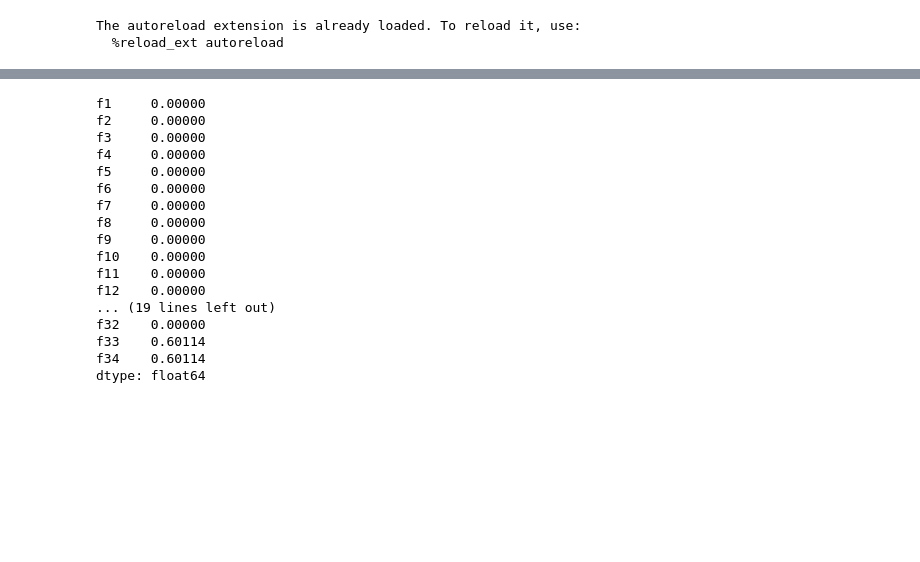
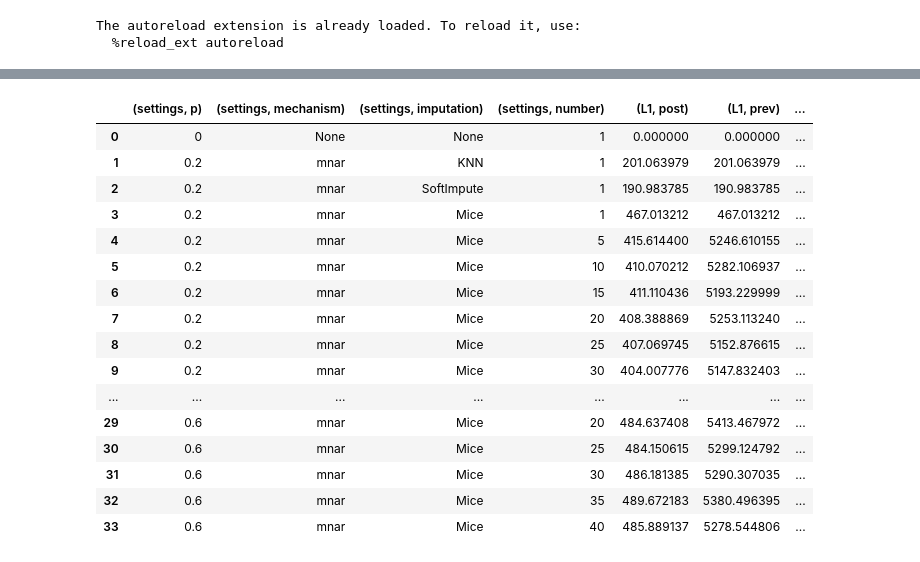
Before and after one commit to marcuspappik/Imputation, a Jupyter notebook: classification.ipynb, the cells around one changed output, grey strips where cells are left out. Cells and saved outputs as stored; diff of their text form; code cells hidden in the pictures; blank space fills up the shorter version.

```diff
--- a/classification.ipynb
+++ b/classification.ipynb
@@ -23,6 +23,8 @@ amputation = mnar_generator(2)
 dataset.init_missing_data(amputation)
 # %%
 clf_evaluation = ClassificationEvaluation(KNeighborsClassifier(5), dataset)
+lnorm_evaluation = LnormEvaluation(dataset)
+time_evaluation = TimeEvaluation()
 # %%
 # result on complete dataset
 clf_evaluation.evaluate_result([dataset.complete_data()], 0, 'None', 'None')
@@ -100,21 +71,20 @@ clf_evaluation.evaluation_results
-# %%
-pd.isnull(dataset.missing_data()).sum()/len(dataset.missing_data())
-#pd.isnull(dataset.complete_data()).sum()/len(dataset.missing_data())
-# %% [output]
-f1     0.00000
-f2     0.00000
-f3     0.00000
-f4     0.00000
-f5     0.00000
-f6     0.00000
-f7     0.00000
-f8     0.00000
-f9     0.00000
-f10    0.00000
-f11    0.00000
-f12    0.00000
-... (19 lines left out)
-f32    0.00000
-f33    0.60114
-f34    0.60114
-dtype: float64
+# %%
+lnorm_evaluation.evaluation_results
+# %% [output]
+|  | (settings, p) | (settings, mechanism) | (settings, imputation) | (settings, number) | (L1, post) | (L1, prev) | ... |
+| 0 | 0 | None | None | 1 | 0.000000 | 0.000000 | ... |
+| 1 | 0.2 | mnar | KNN | 1 | 201.063979 | 201.063979 | ... |
+| 2 | 0.2 | mnar | SoftImpute | 1 | 190.983785 | 190.983785 | ... |
+| 3 | 0.2 | mnar | Mice | 1 | 467.013212 | 467.013212 | ... |
+| 4 | 0.2 | mnar | Mice | 5 | 415.614400 | 5246.610155 | ... |
+| 5 | 0.2 | mnar | Mice | 10 | 410.070212 | 5282.106937 | ... |
+| 6 | 0.2 | mnar | Mice | 15 | 411.110436 | 5193.229999 | ... |
+| 7 | 0.2 | mnar | Mice | 20 | 408.388869 | 5253.113240 | ... |
+| 8 | 0.2 | mnar | Mice | 25 | 407.069745 | 5152.876615 | ... |
+| 9 | 0.2 | mnar | Mice | 30 | 404.007776 | 5147.832403 | ... |
+| ... | ... | ... | ... | ... | ... | ... | ... |
+| 29 | 0.6 | mnar | Mice | 20 | 484.637408 | 5413.467972 | ... |
+| 30 | 0.6 | mnar | Mice | 25 | 484.150615 | 5299.124792 | ... |
+| 31 | 0.6 | mnar | Mice | 30 | 486.181385 | 5290.307035 | ... |
+| 32 | 0.6 | mnar | Mice | 35 | 489.672183 | 5380.496395 | ... |
+| 33 | 0.6 | mnar | Mice | 40 | 485.889137 | 5278.544806 | ... |
```
Also changed, not shown: parts of 6 cells of this notebook, 6 other files.
